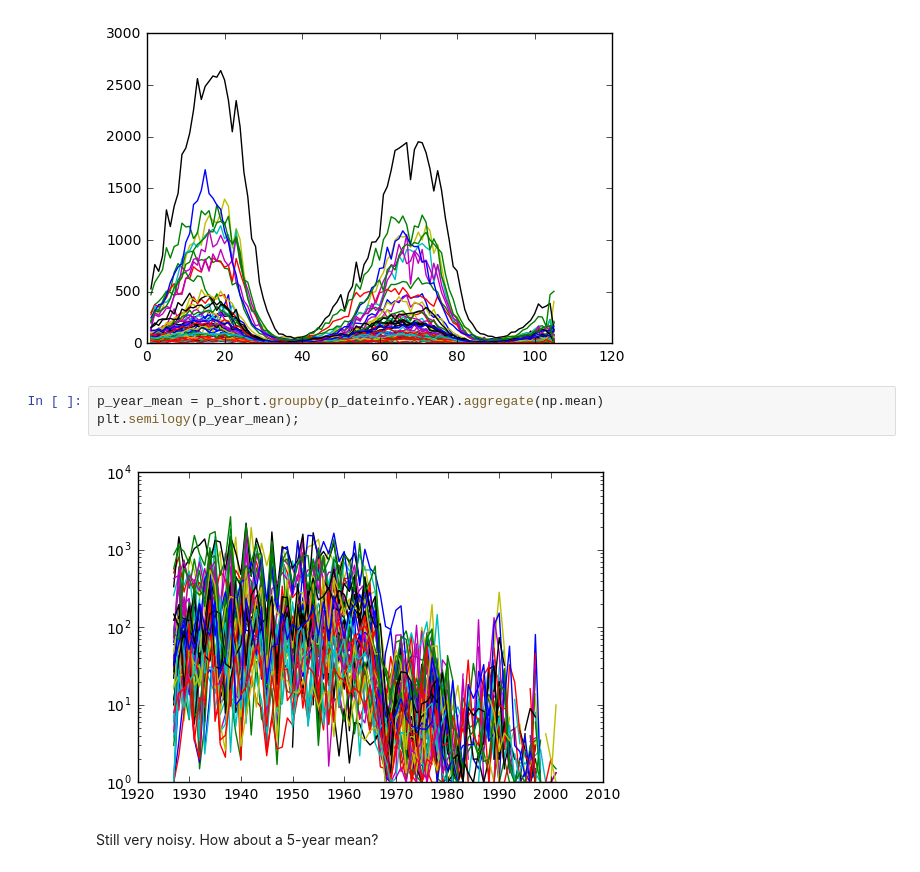
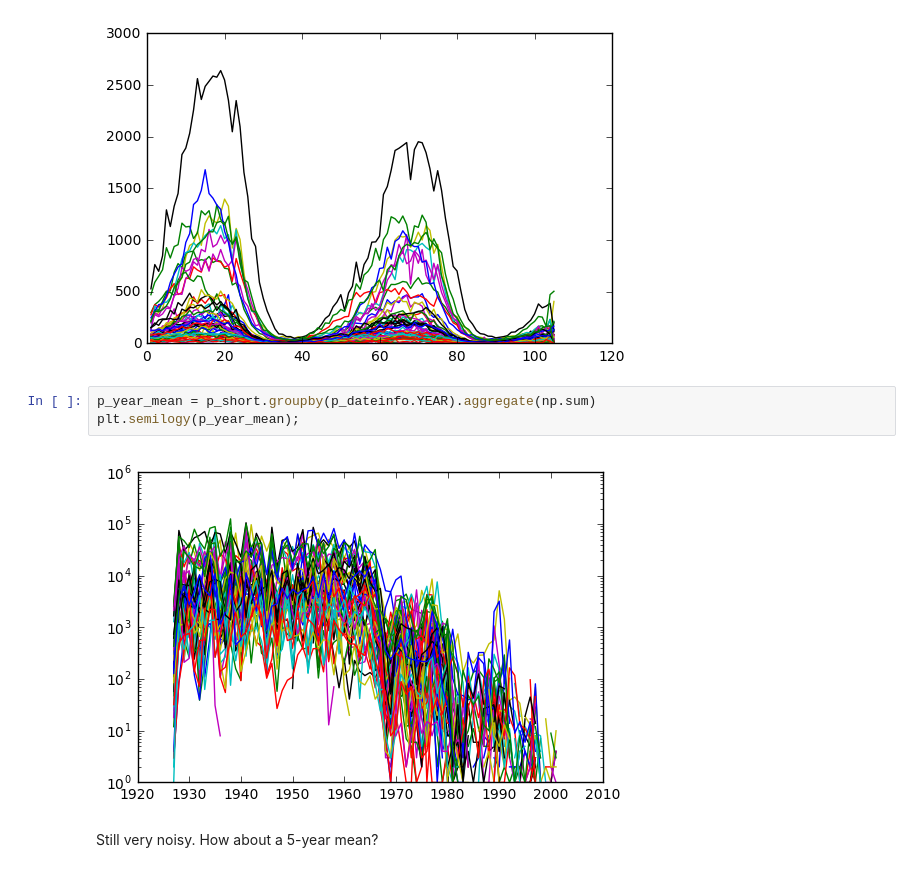
Before and after one commit to bbolker/math1mp, a Jupyter notebook: notes/pandas_intro.ipynb, the cells around one changed output. Cells and saved outputs as stored; diff of their text form.

```diff
--- a/notes/pandas_intro.ipynb
+++ b/notes/pandas_intro.ipynb
@@ -436,10 +445,10 @@ plt.plot(p_biweek_mean);
 # %% [output]
 [figure]
 # %%
-p_year_mean = p_short.groupby(p_dateinfo.YEAR).aggregate(np.mean)
+p_year_mean = p_short.groupby(p_dateinfo.YEAR).aggregate(np.sum)
 plt.semilogy(p_year_mean);
 # %% [output]
-[figure, old version]
+[figure, new version]
 # %% [markdown]
 Still very noisy.  How about a 5-year mean?
 # %%
```
Also changed, not shown: parts of 11 cells of this notebook, 5 other files.
